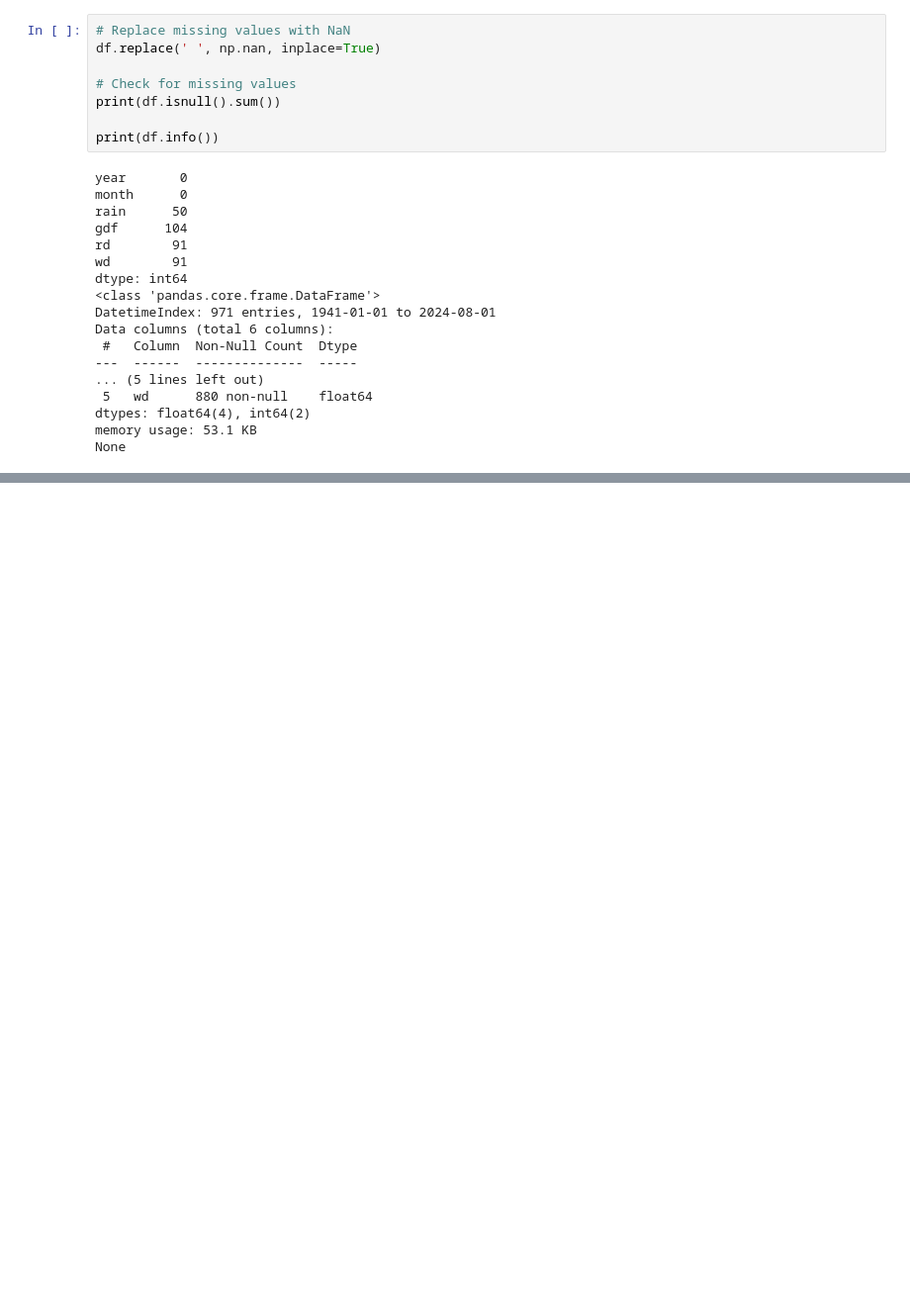
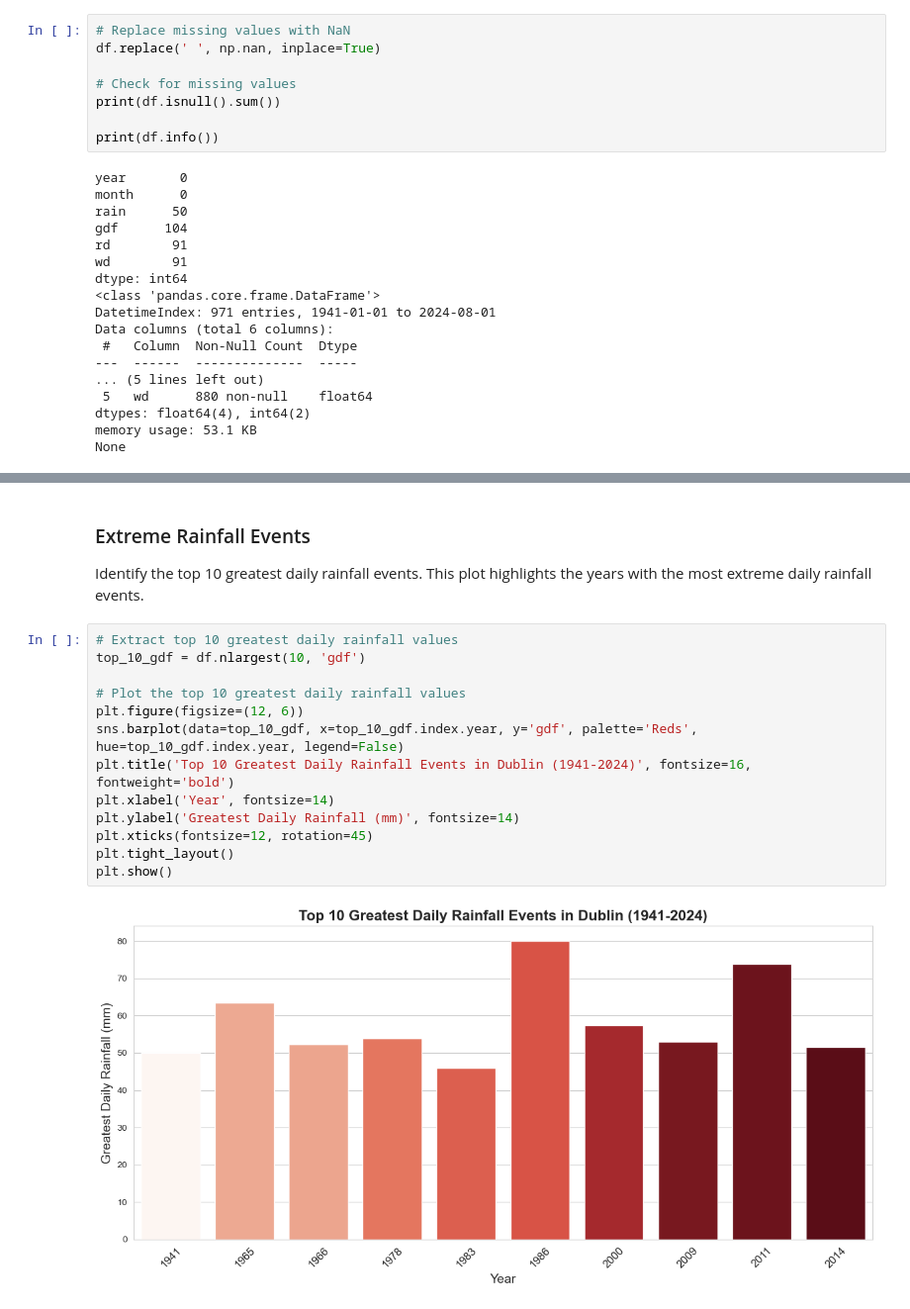
Before and after one commit to atacanbt/programming-for-data-analytics, a Jupyter notebook: project/rainfall_analysis_dublin.ipynb, the cells around one changed output, grey strips where cells are left out. Shown: that part at 99% size. Saved outputs shown, nothing was run; the diff lists cells and outputs as text; blank space fills up the shorter version.

```diff
--- a/project/rainfall_analysis_dublin.ipynb
+++ b/project/rainfall_analysis_dublin.ipynb
@@ -171,0 +185,19 @@ date
+# %% [markdown]
+### Extreme Rainfall Events
+
+Identify the top 10 greatest daily rainfall events. This plot highlights the years with the most extreme daily rainfall events.
+# %%
+# Extract top 10 greatest daily rainfall values
+top_10_gdf = df.nlargest(10, 'gdf')
+
+# Plot the top 10 greatest daily rainfall values
+plt.figure(figsize=(12, 6))
+sns.barplot(data=top_10_gdf, x=top_10_gdf.index.year, y='gdf', palette='Reds', hue=top_10_gdf.index.year, legend=False)
+plt.title('Top 10 Greatest Daily Rainfall Events in Dublin (1941-2024)', fontsize=16, fontweight='bold')
+plt.xlabel('Year', fontsize=14)
+plt.ylabel('Greatest Daily Rainfall (mm)', fontsize=14)
+plt.xticks(fontsize=12, rotation=45)
+plt.tight_layout()
+plt.show()
+# %% [output]
+[figure, added]
```
Also changed, not shown: parts of 16 cells of this notebook.
